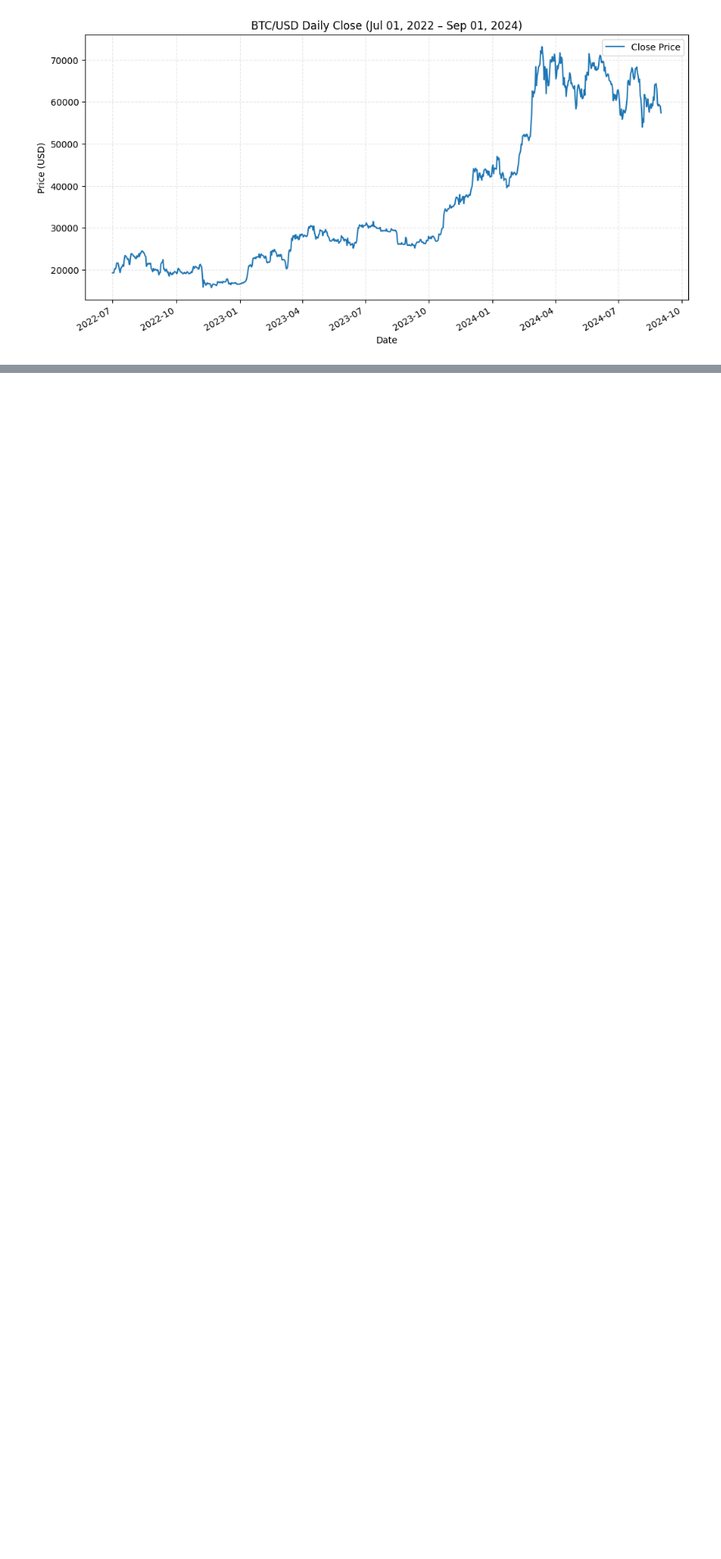
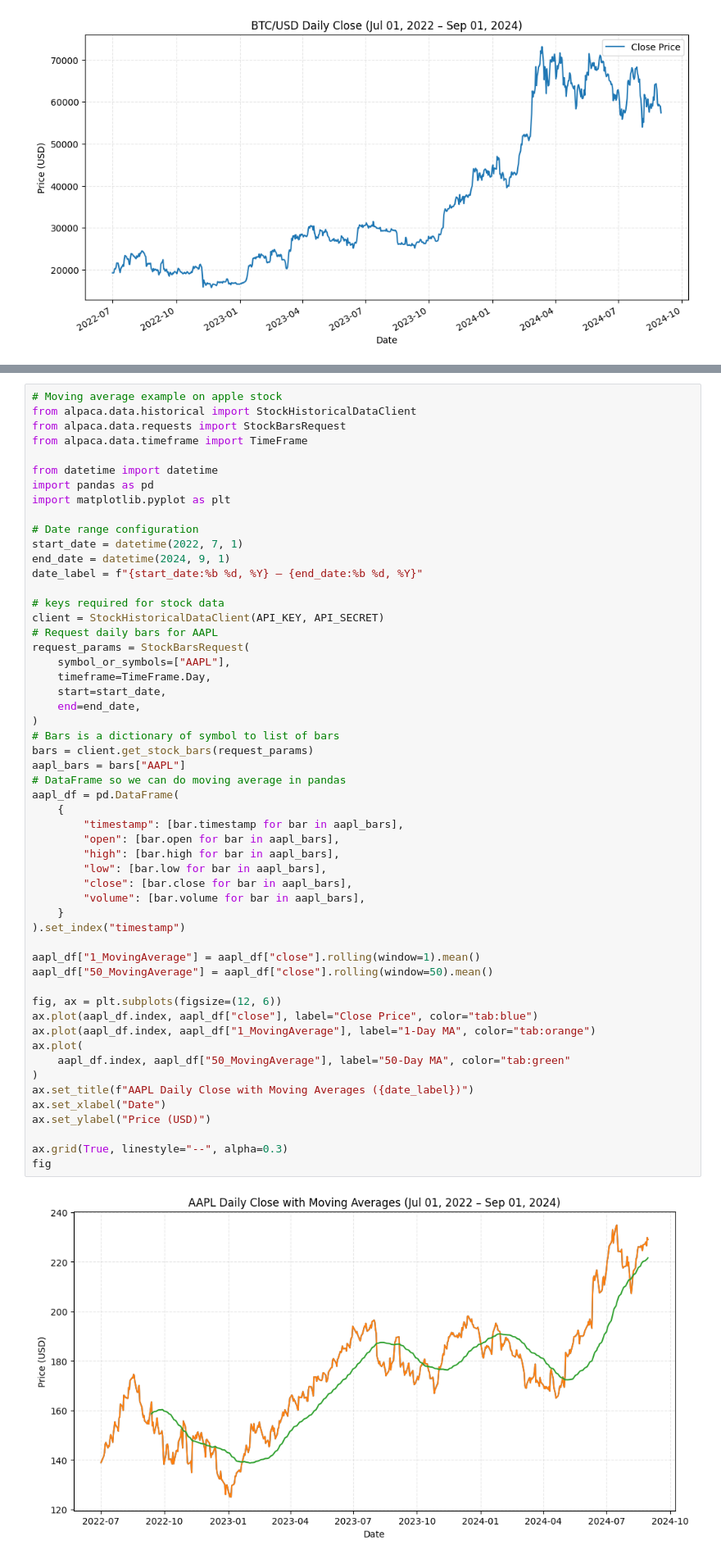
Before and after one commit to juliananthonyestrada/Machine-Learning, a Jupyter notebook: Stonks/trade_bot/market_study.ipynb, the cells around one changed output, grey strips where cells are left out. Shown: that part at 82% size. Cells and saved outputs as stored; diff of their text form; blank space fills up the shorter version.

Commit message:
Added todo for bot roadmap, worked with apple stock to calculate moving average

```diff
--- a/Stonks/trade_bot/market_study.ipynb
+++ b/Stonks/trade_bot/market_study.ipynb
@@ -82,0 +100,56 @@ fig
+# %%
+# Moving average example on apple stock
+from alpaca.data.historical import StockHistoricalDataClient
+from alpaca.data.requests import StockBarsRequest
+from alpaca.data.timeframe import TimeFrame
+
+from datetime import datetime
+import pandas as pd
+import matplotlib.pyplot as plt
+
+# Date range configuration
+start_date = datetime(2022, 7, 1)
+end_date = datetime(2024, 9, 1)
+date_label = f"{start_date:%b %d, %Y} – {end_date:%b %d, %Y}"
+
+# keys required for stock data
+client = StockHistoricalDataClient(API_KEY, API_SECRET)
+# Request daily bars for AAPL
+request_params = StockBarsRequest(
+    symbol_or_symbols=["AAPL"],
+    timeframe=TimeFrame.Day,
+    start=start_date,
+    end=end_date,
+)
+# Bars is a dictionary of symbol to list of bars
+bars = client.get_stock_bars(request_params)
+aapl_bars = bars["AAPL"]
+# DataFrame so we can do moving average in pandas
+aapl_df = pd.DataFrame(
+    {
+        "timestamp": [bar.timestamp for bar in aapl_bars],
+        "open": [bar.open for bar in aapl_bars],
+        "high": [bar.high for bar in aapl_bars],
+        "low": [bar.low for bar in aapl_bars],
+        "close": [bar.close for bar in aapl_bars],
+        "volume": [bar.volume for bar in aapl_bars],
+    }
+).set_index("timestamp")
+
+aapl_df["1_MovingAverage"] = aapl_df["close"].rolling(window=1).mean()
+aapl_df["50_MovingAverage"] = aapl_df["close"].rolling(window=50).mean()
+
+fig, ax = plt.subplots(figsize=(12, 6))
+ax.plot(aapl_df.index, aapl_df["close"], label="Close Price", color="tab:blue")
+ax.plot(aapl_df.index, aapl_df["1_MovingAverage"], label="1-Day MA", color="tab:orange")
+ax.plot(
+    aapl_df.index, aapl_df["50_MovingAverage"], label="50-Day MA", color="tab:green"
+)
+ax.set_title(f"AAPL Daily Close with Moving Averages ({date_label})")
+ax.set_xlabel("Date")
+ax.set_ylabel("Price (USD)")
+
+ax.grid(True, linestyle="--", alpha=0.3)
+fig
+# %% [output]
+[figure, added]
```
Also changed, not shown: parts of 3 cells of this notebook, 2 other files.
